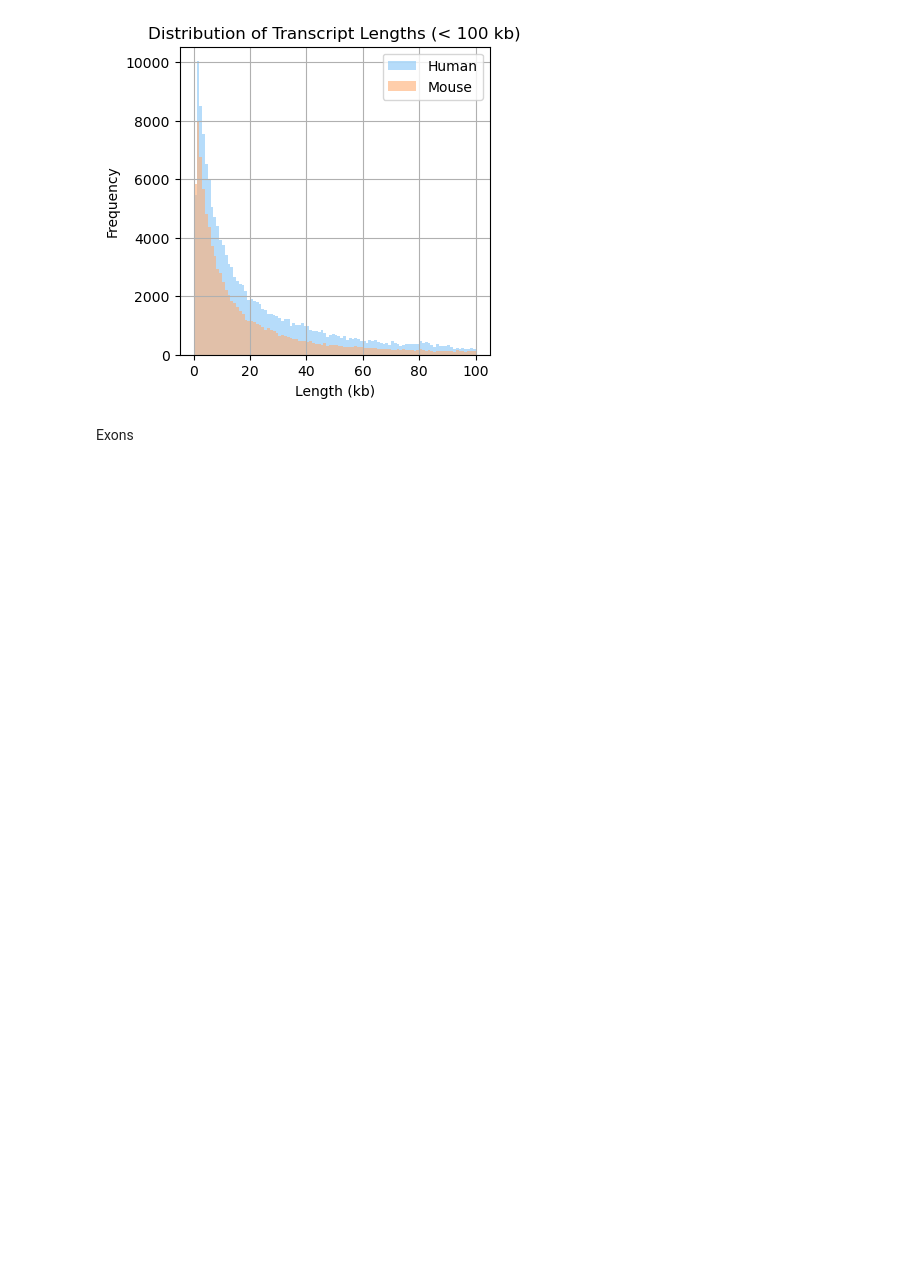
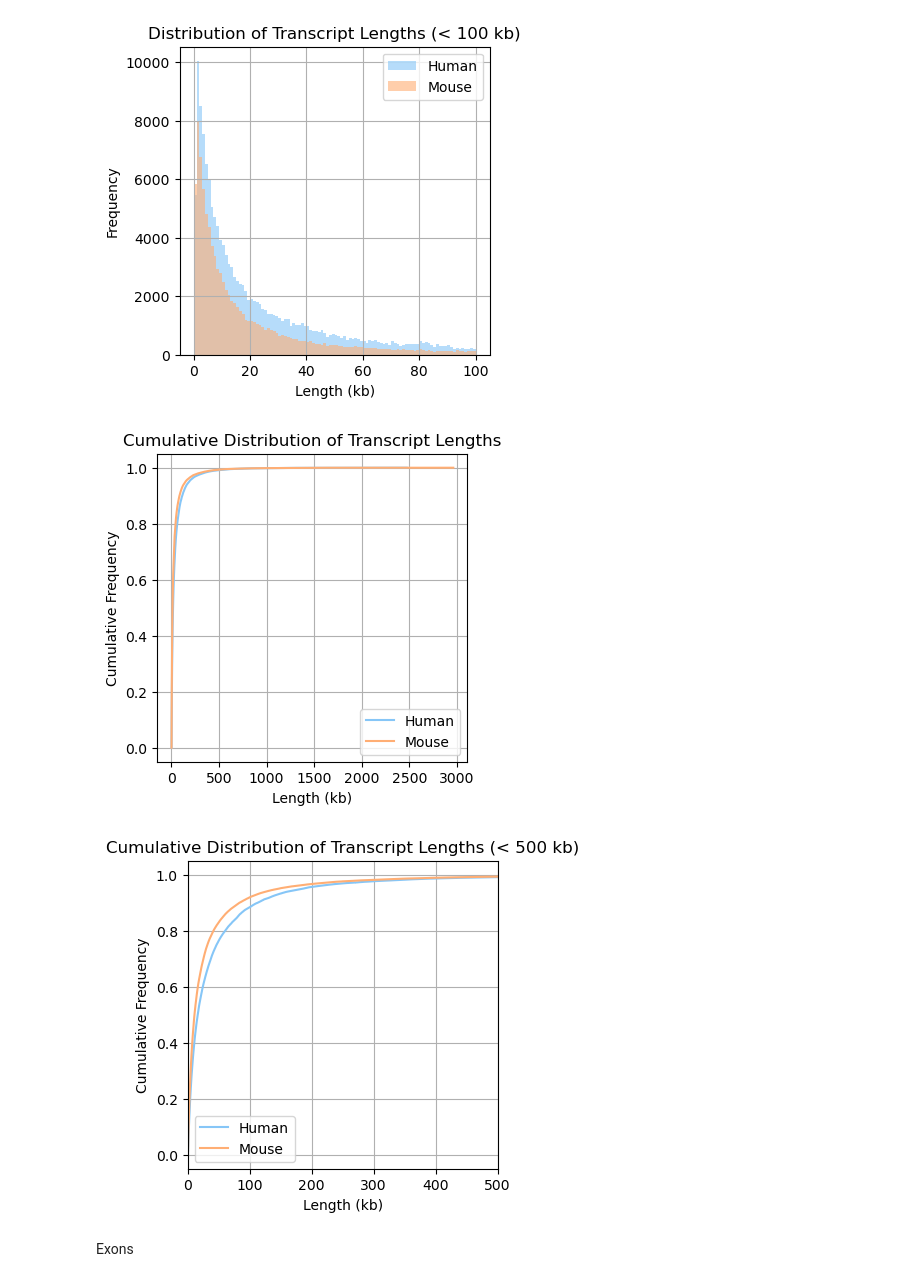
Before and after one commit to anamariaelek/splicing, a Jupyter notebook: notebooks/04_analysis.ipynb, the cells around one changed output. Drawn from its saved outputs; the diff is of its cells as text; code cells hidden in the pictures; blank space fills up the shorter version.

Commit message:
Cumulative length plots

```diff
--- a/notebooks/04_analysis.ipynb
+++ b/notebooks/04_analysis.ipynb
@@ -115,6 +115,40 @@ plt.show()
 # %% [output]
 [figure]
 [figure]
+# %%
+import numpy as np
+
+# plot cumulative density lines of transcript lengths (no fill)
+plt.figure(figsize=(4, 4))
+for label, df, color in [('Human', human, genome_colors['human']), ('Mouse', mouse, genome_colors['mouse'])]:
+    sorted_lengths = np.sort(df['width'] / 1000)
+    cdf = np.arange(1, len(sorted_lengths) + 1) / len(sorted_lengths)
+    plt.plot(sorted_lengths, cdf, label=label, color=color)
+plt.title('Cumulative Distribution of Transcript Lengths')
+plt.xlabel('Length (kb)')
+plt.ylabel('Cumulative Frequency')
+plt.grid()
+plt.legend()
+plt.savefig('plots/transcript_lengths_cumulative_line.pdf', bbox_inches='tight', dpi=400)
+plt.show()
+
+# zoom in on the transcripts < 500 kb
+plt.figure(figsize=(4, 4))
+for label, df, color in [('Human', human, genome_colors['human']), ('Mouse', mouse, genome_colors['mouse'])]:
+    sorted_lengths = np.sort(df['width'] / 1000)
+    cdf = np.arange(1, len(sorted_lengths) + 1) / len(sorted_lengths)
+    plt.plot(sorted_lengths, cdf, label=label, color=color)
+plt.xlim(0, 500)
+plt.title('Cumulative Distribution of Transcript Lengths (< 500 kb)')
+plt.xlabel('Length (kb)')
+plt.ylabel('Cumulative Frequency')
+plt.grid()
+plt.legend()
+plt.savefig('plots/transcript_lengths_cumulative_line_zoomed.pdf', bbox_inches='tight', dpi=400)
+plt.show()
+# %% [output]
+[figure, added]
+[figure, added]
 # %% [markdown]
 Exons
 # %%
```
Also changed, not shown: parts of 5 cells of this notebook, 28 other files.
